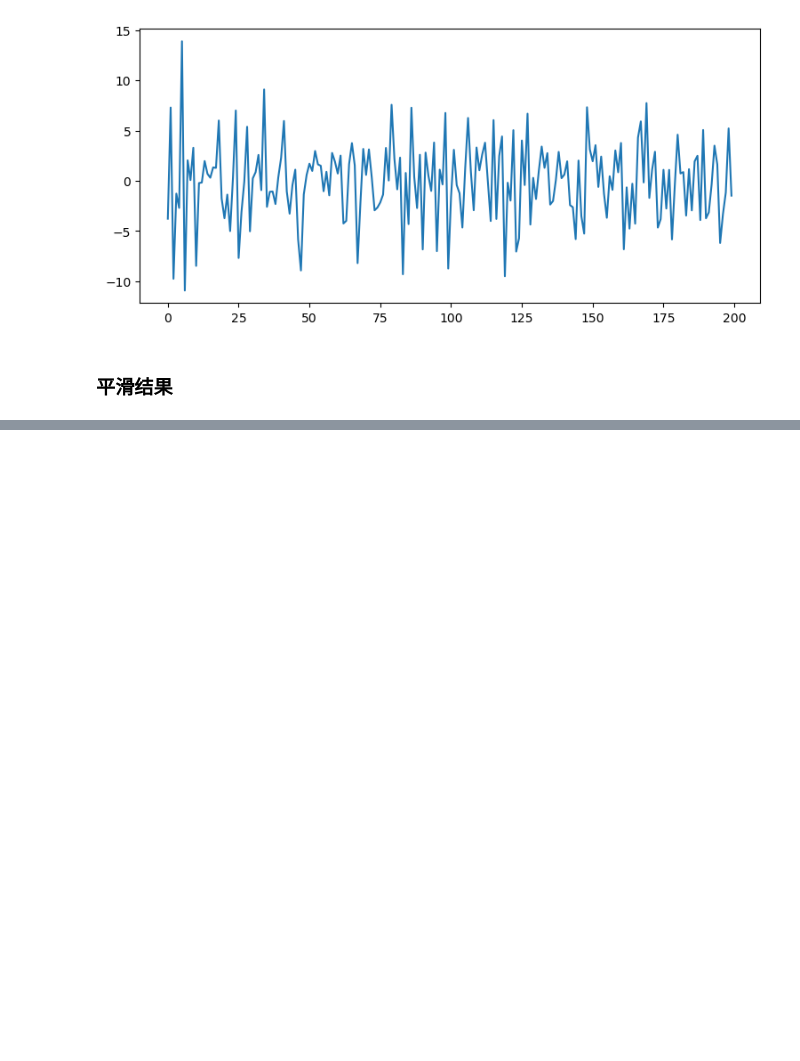
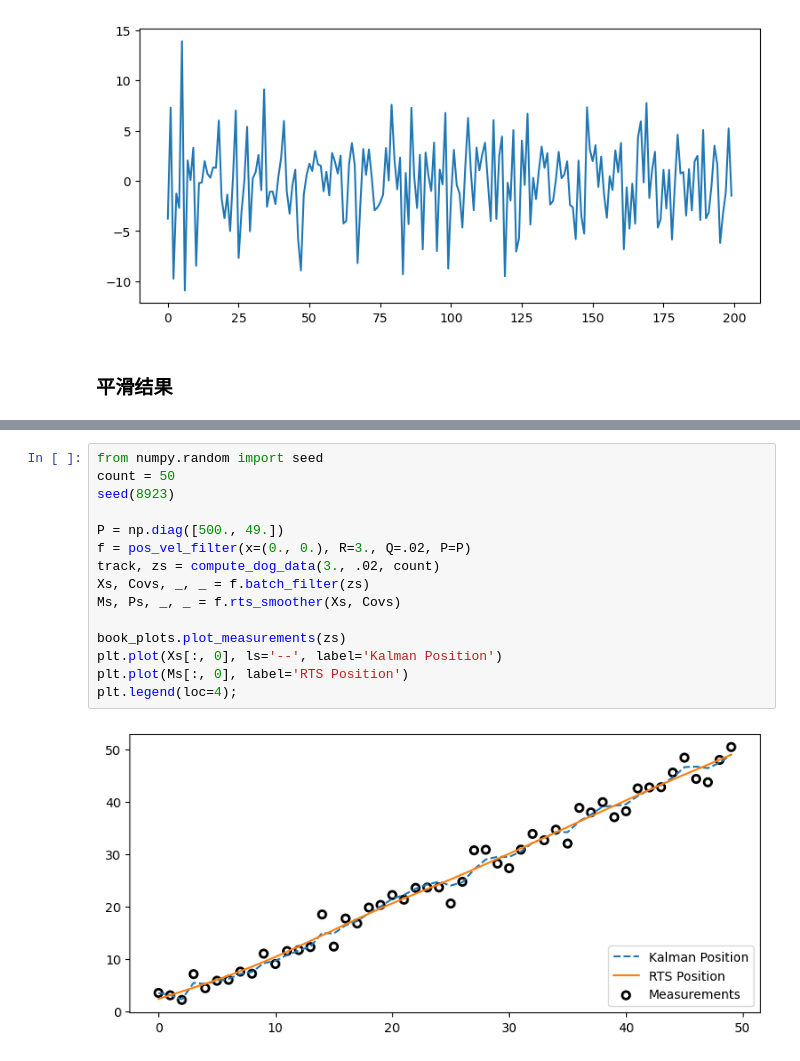
Before and after one commit to SunJianboGitHub/KalmanFilter, a Jupyter notebook: 06-多元卡尔曼滤波器.ipynb, the cells around one changed output, grey strips where cells are left out. Cells and saved outputs as stored; diff of their text form; blank space fills up the shorter version.

Commit message:
Multivariate-Kalman-Filters

```diff
--- a/06-多元卡尔曼滤波器.ipynb
+++ b/06-多元卡尔曼滤波器.ipynb
@@ -1653,0 +1662,17 @@ plt.plot(s.y);
+# %%
+from numpy.random import seed
+count = 50
+seed(8923)
+
+P = np.diag([500., 49.])
+f = pos_vel_filter(x=(0., 0.), R=3., Q=.02, P=P)
+track, zs = compute_dog_data(3., .02, count)
+Xs, Covs, _, _ = f.batch_filter(zs)
+Ms, Ps, _, _ = f.rts_smoother(Xs, Covs)
+
+book_plots.plot_measurements(zs)
+plt.plot(Xs[:, 0], ls='--', label='Kalman Position')
+plt.plot(Ms[:, 0], label='RTS Position')
+plt.legend(loc=4);
+# %% [output]
+[figure, added]
```
Also changed, not shown: parts of 20 cells of this notebook.
